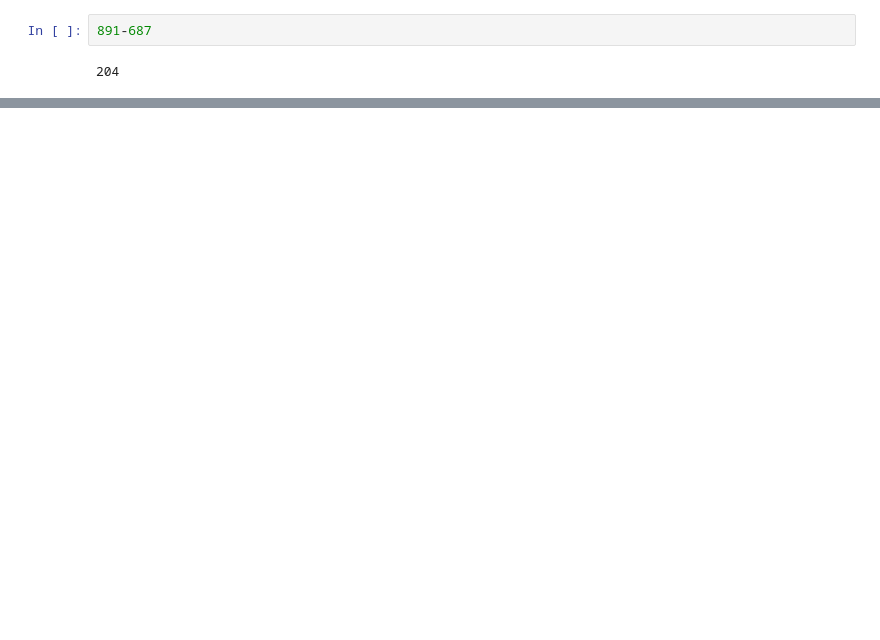
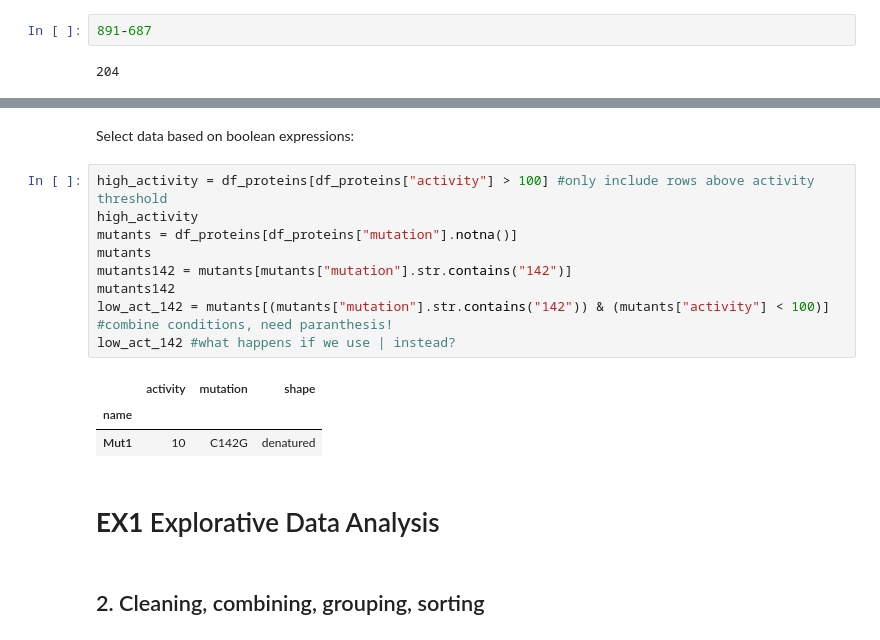
Before and after one commit to kdidi99/Informatics_in_Biochemistry_Course, a Jupyter notebook: notebooks/day_3_data_analysis.ipynb, the cells around one changed output, grey strips where cells are left out. Cells and saved outputs as stored; diff of their text form; blank space fills up the shorter version.

```diff
--- a/notebooks/day_3_data_analysis.ipynb
+++ b/notebooks/day_3_data_analysis.ipynb
@@ -234,0 +220,19 @@ Note that we were able to just directly insert the expression `2021 - birthyear`
+# %% [markdown]
+Select data based on boolean expressions:
+# %%
+high_activity = df_proteins[df_proteins["activity"] > 100] #only include rows above activity threshold
+high_activity
+mutants = df_proteins[df_proteins["mutation"].notna()]
+mutants
+mutants142 = mutants[mutants["mutation"].str.contains("142")]
+mutants142
+low_act_142 = mutants[(mutants["mutation"].str.contains("142")) & (mutants["activity"] < 100)] #combine conditions, need paranthesis!
+low_act_142 #what happens if we use | instead?
+# %% [output]
+|  | activity | mutation | shape |
+| name |  |  |  |
+| Mut1 | 10 | C142G | denatured |
+# %% [markdown]
+# **EX1** Explorative Data Analysis
+# %% [markdown]
+## 2. Cleaning, combining, grouping, sorting
```
Also changed, not shown: parts of 19 cells of this notebook.
